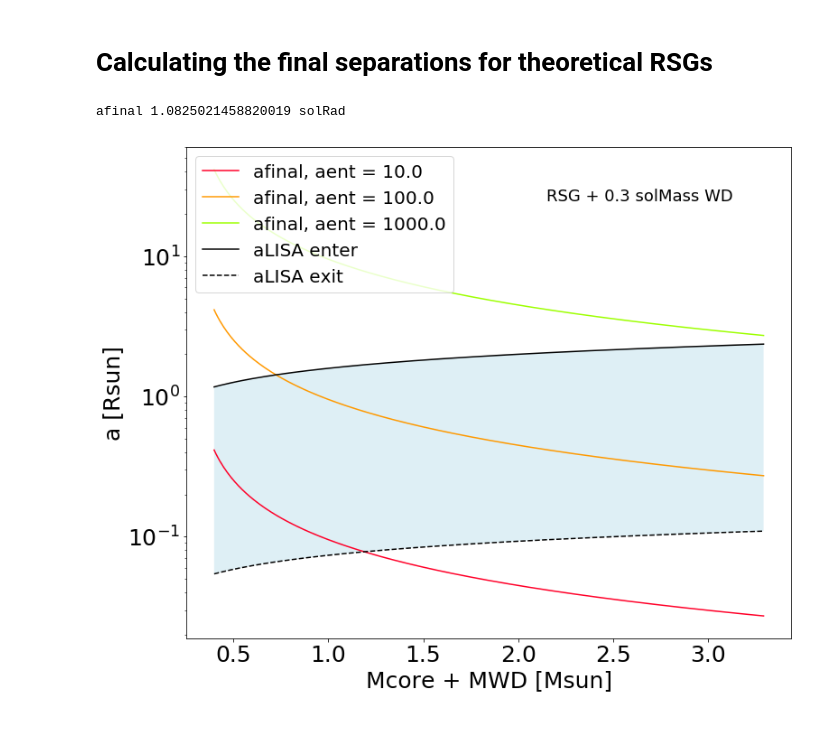
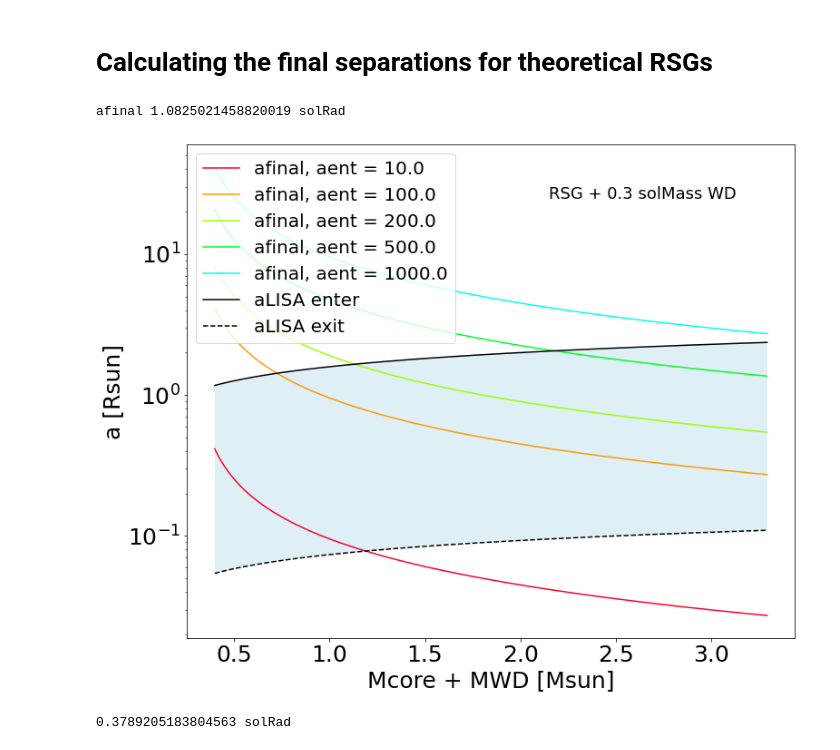
Before and after one commit to tcallister/LISA-and-CE-Evolution, a Jupyter notebook: CEinLISA.ipynb, the cells around one changed output. Cells and saved outputs as stored; diff of their text form; code cells hidden in the pictures.

```diff
--- a/CEinLISA.ipynb
+++ b/CEinLISA.ipynb
@@ -145,34 +150,41 @@ def plot_afinal_Mgw(companion_mass = 0.3):
     companion_mass = companion_mass*u.Msun
     core_masses = core_masses*u.Msun
     masses = masses*u.Msun
 
     a_enters = np.logspace(1, 3, 3)
+    a_enters = np.append(a_enters, 200)
+    a_enters = np.append(a_enters, 500)
+    a_enters = np.sort(a_enters)
     for i, a in enumerate(a_enters):
         afinals = afinal(Mdcore = core_masses, Mdenv = donor_envelope_masses, Mcomp= companion_mass, a_ent= a*u.Rsun, alpha=1., Lambda=0.5)
         plt.plot(masses, afinals, label = 'afinal, aent = '+str(a), c = rainbow[i] )
 
 
     ax.fill_between(masses, aLISAexit(masses), aLISA(masses),\
                               facecolor='lightblue',  alpha=0.4)
     plt.plot(masses, aLISA(masses), label = 'aLISA enter', c = 'k')
     plt.plot(masses, aLISAexit(masses), label = 'aLISA exit', c = 'k', linestyle='--')
 
     plt.text(0.75, 0.9, 'RSG + '+str(companion_mass)+' WD', fontsize = 18, horizontalalignment='center', verticalalignment='center', transform=ax.transAxes)
 
     plt.legend(fontsize = 20, loc = 'upper left')
     plt.xlabel('Mcore + MWD [Msun]',size = 25)
     plt.ylabel('a [Rsun]',size = 25)
     plt.tick_params(axis='both', which='major', labelsize=25) #right side
     plt.yscale('log')
     plt.savefig(proj_dir+'/a_Mcore_Mwd'+str(companion_mass.value).replace('.', 'd')+'.png', bbox_inches='tight')
 
     plt.show()
 
 
 plot_afinal_Mgw(companion_mass = 0.3)
 # %% [output]
 afinal 1.0825021458820019 solRad
-[figure, old version]
+[figure, new version]
+# %%
+print(Rrl(a = 1*u.Rsun, m1 = 0.5 *u.Msun, m2= 0.5 *u.Msun))
+# %% [output]
+0.3789205183804563 solRad
 # %%
 plot_afinal_Mgw(companion_mass = 0.3)
 
```
Also changed, not shown: parts of 6 cells of this notebook.
